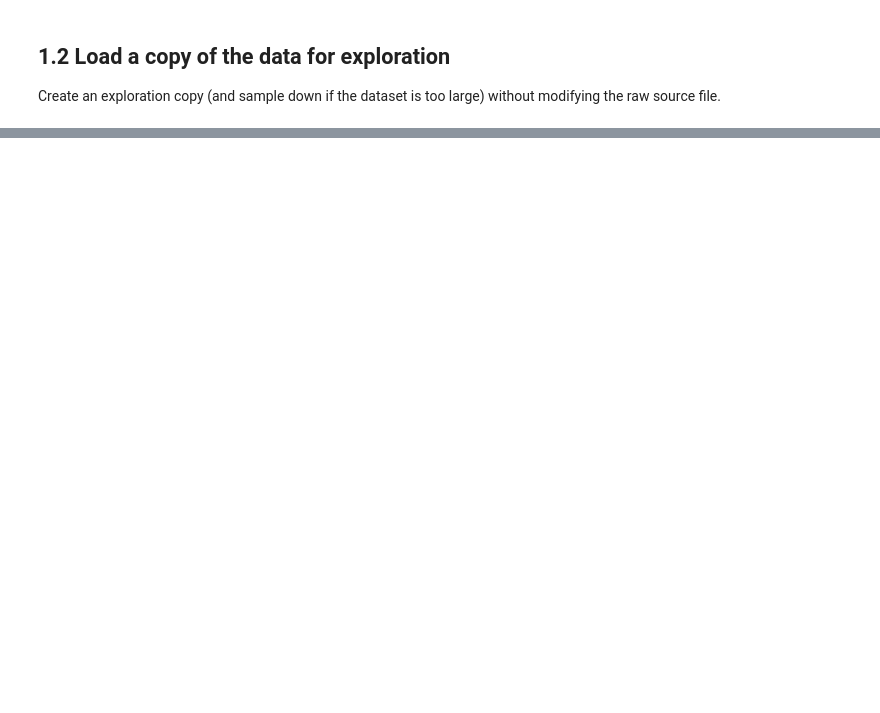
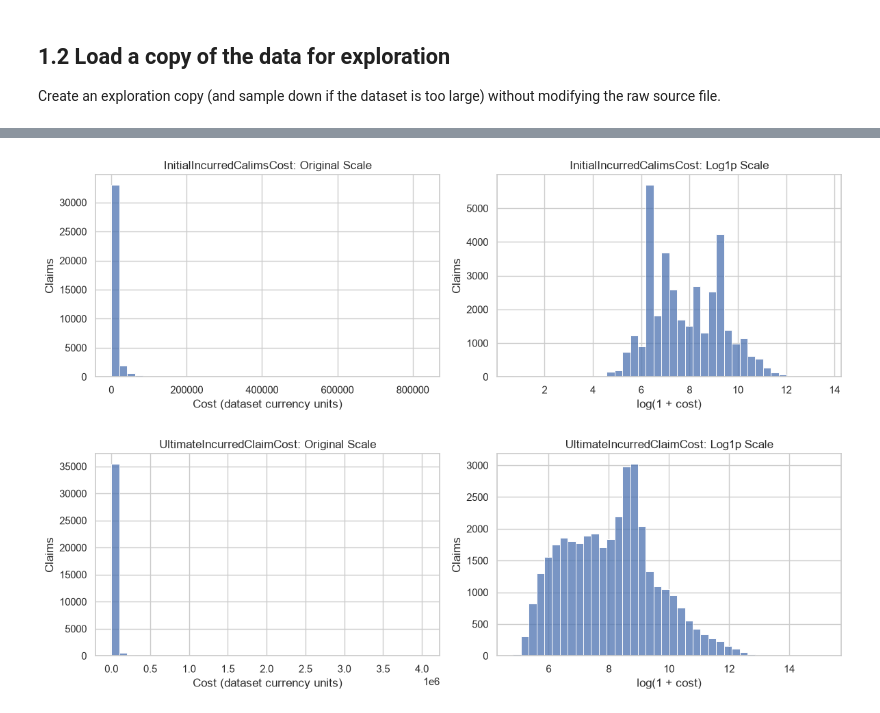
Before and after one commit to coredium98/insy674-group-project, a Jupyter notebook: notebooks/01_explore_data.ipynb, the cells around one changed output, grey strips where cells are left out. Saved outputs shown, nothing was run; the diff lists cells and outputs as text; code cells hidden in the pictures; blank space fills up the shorter version.

```diff
--- a/notebooks/01_explore_data.ipynb
+++ b/notebooks/01_explore_data.ipynb
@@ -89 +286,38 @@ Analyze linear and rank correlations with the target and among predictors (colli
+# %%
+money_cols = [
+    col for col in [INITIAL_COST_COL, ULTIMATE_COST_COL]
+    if col in eda_df.columns
+]
+
+for col in money_cols:
+    fig, axes = plt.subplots(1, 2, figsize=(12, 4))
+
+    sns.histplot(
+        data=eda_df,
+        x=col,
+        bins=40,
+        ax=axes[0]
+    )
+    axes[0].set_title(f"{col}: Original Scale")
+    axes[0].set_xlabel("Cost (dataset currency units)")
+    axes[0].set_ylabel("Claims")
+
+    positive_values = eda_df.loc[
+        eda_df[col] > 0, col
+    ]
+
+    sns.histplot(
+        x=np.log1p(positive_values),
+        bins=40,
+        ax=axes[1]
+    )
+    axes[1].set_title(f"{col}: Log1p Scale")
+    axes[1].set_xlabel("log(1 + cost)")
+    axes[1].set_ylabel("Claims")
+
+    plt.tight_layout()
+    plt.show()
+# %% [output]
+[figure, added]
+[figure, added]
 # %%
```
Also changed, not shown: parts of 23 cells of this notebook.
